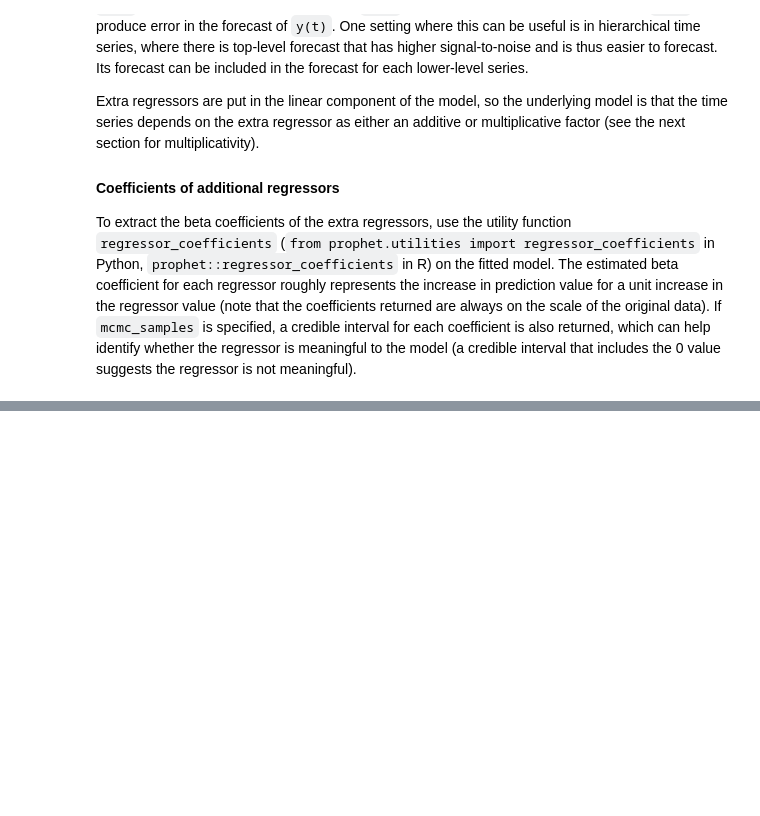
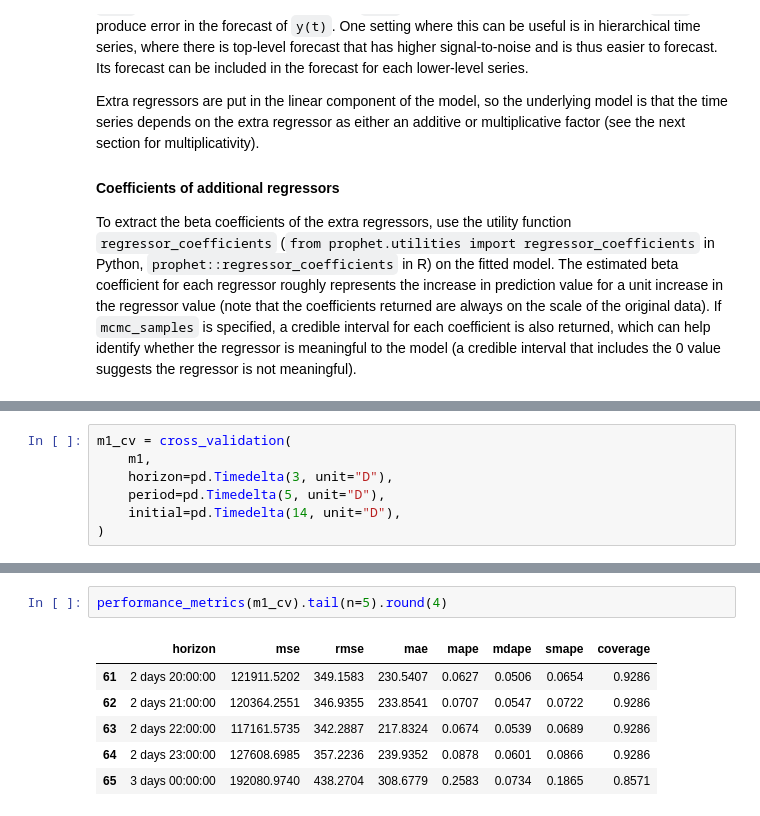
Before and after one commit to facebook/prophet, a Jupyter notebook: notebooks/seasonality,_holiday_effects,_and_regressors.ipynb, the cells around one changed output, grey strips where cells are left out. Cells and saved outputs as stored; diff of their text form; blank space fills up the shorter version.

```diff
--- a/notebooks/seasonality,_holiday_effects,_and_regressors.ipynb
+++ b/notebooks/seasonality,_holiday_effects,_and_regressors.ipynb
@@ -471,0 +538,7 @@ To extract the beta coefficients of the extra regressors, use the utility functi
+# %%
+m1_cv = cross_validation(
+    m1,
+    horizon=pd.Timedelta(3, unit="D"),
+    period=pd.Timedelta(5, unit="D"),
+    initial=pd.Timedelta(14, unit="D"),
+)
@@ -471,0 +563,9 @@ To extract the beta coefficients of the extra regressors, use the utility functi
+# %%
+performance_metrics(m1_cv).tail(n=5).round(4)
+# %% [output]
+|  | horizon | mse | rmse | mae | mape | mdape | smape | coverage |
+| 61 | 2 days 20:00:00 | 121911.5202 | 349.1583 | 230.5407 | 0.0627 | 0.0506 | 0.0654 | 0.9286 |
+| 62 | 2 days 21:00:00 | 120364.2551 | 346.9355 | 233.8541 | 0.0707 | 0.0547 | 0.0722 | 0.9286 |
+| 63 | 2 days 22:00:00 | 117161.5735 | 342.2887 | 217.8324 | 0.0674 | 0.0539 | 0.0689 | 0.9286 |
+| 64 | 2 days 23:00:00 | 127608.6985 | 357.2236 | 239.9352 | 0.0878 | 0.0601 | 0.0866 | 0.9286 |
+| 65 | 3 days 00:00:00 | 192080.9740 | 438.2704 | 308.6779 | 0.2583 | 0.0734 | 0.1865 | 0.8571 |
```
Also changed, not shown: parts of 10 cells of this notebook, 2 other files.
